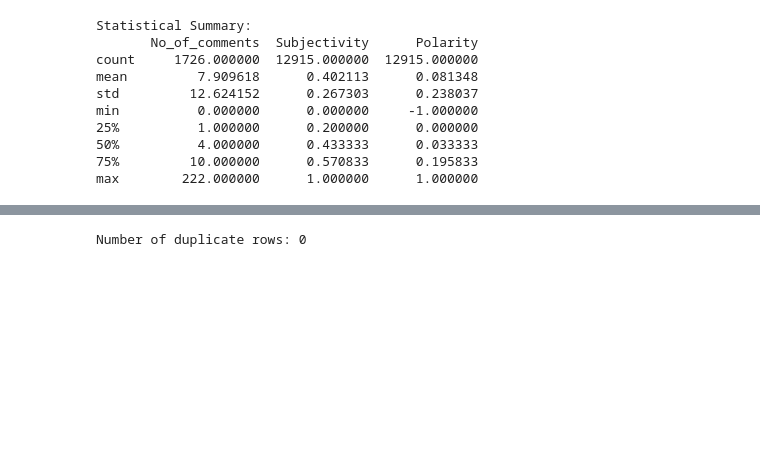
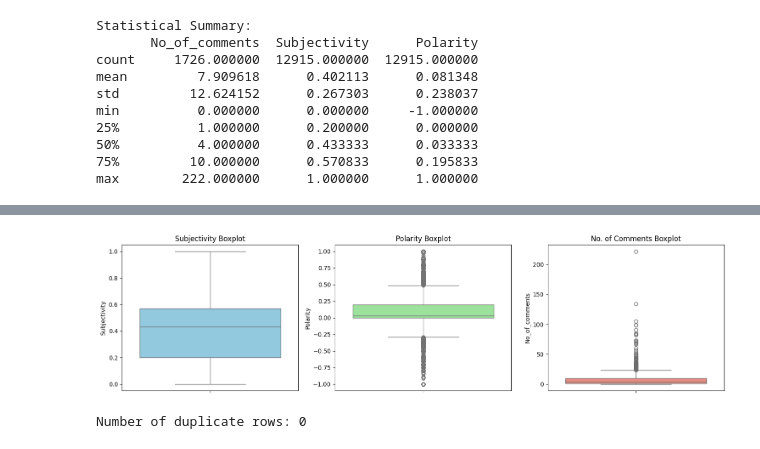
Before and after one commit to Winnee0305/COVID-Sentiment-Analysis, a Jupyter notebook: src/EDA.ipynb, the cells around one changed output, grey strips where cells are left out. Saved outputs shown, nothing was run; the diff lists cells and outputs as text; code cells hidden in the pictures; blank space fills up the shorter version.

```diff
--- a/src/EDA.ipynb
+++ b/src/EDA.ipynb
@@ -91,3 +113,23 @@ max        222.000000      1.000000      1.000000
+# %%
+# Boxplot Analysis for Outlier Detection
+plt.figure(figsize=(15, 4))
+
+plt.subplot(1, 3, 1)
+sns.boxplot(y=df['Subjectivity'], color='skyblue')
+plt.title('Subjectivity Boxplot')
+
+plt.subplot(1, 3, 2)
+sns.boxplot(y=df['Polarity'], color='lightgreen')
+plt.title('Polarity Boxplot')
+
+plt.subplot(1, 3, 3)
+sns.boxplot(y=df['No_of_comments'], color='salmon')
+plt.title('No. of Comments Boxplot')
+
+plt.tight_layout()
+plt.show()
+# %% [output]
+[figure, added]
 # %%
 # Check for duplicate rows
 print("\nNumber of duplicate rows:", df.duplicated().sum())
```
Also changed, not shown: parts of 6 cells of this notebook.
